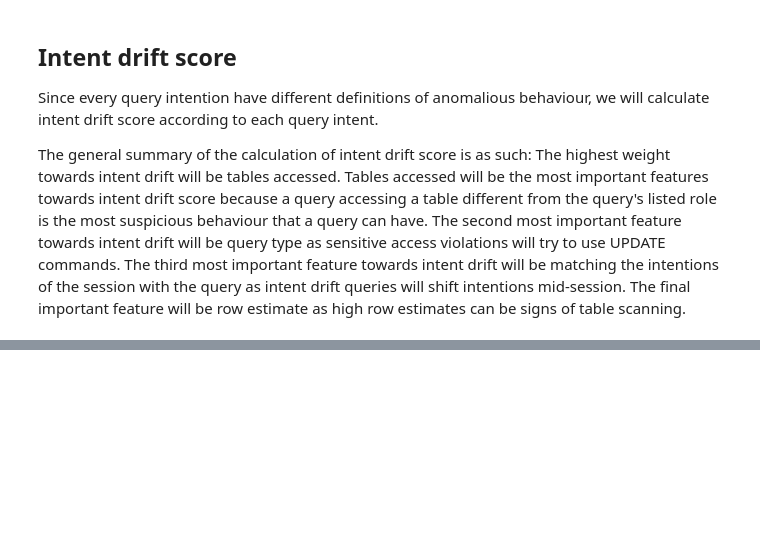
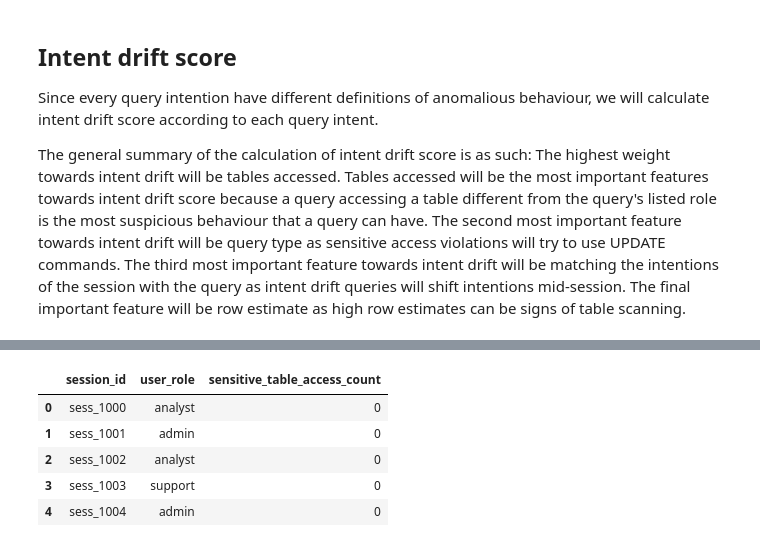
Before and after one commit to RealGoldenGeneral/SmartVerify-Take-Home-Assignment, a Jupyter notebook: notebooks/Assignment.ipynb, the cells around one changed output, grey strips where cells are left out. Cells and saved outputs as stored; diff of their text form; code cells hidden in the pictures; blank space fills up the shorter version.

```diff
--- a/notebooks/Assignment.ipynb
+++ b/notebooks/Assignment.ipynb
@@ -374,0 +454,39 @@ The general summary of the calculation of intent drift score is as such: The hig
+# %%
+# Sensitive table access count mapping
+SENSITIVE_TABLES = {
+    'executive' : [],
+    'admin' : [],
+    'analyst' : ['employee_salaries', 'executive_compensation', 'audit_log', 'customer_pii', 'system_credentials', 'users'],
+    'tier_1_support': ['employee_salaries', 'executive_compensation', 'audit_log', 'customer_pii', 'system_credentials', 'users'],
+    'data_engineer' : ['customer_pii', 'system_credentials'],
+    'support' : ['employee_salaries', 'executive_compensation', 'audit_log', 'customer_pii', 'system_credentials', 'users']
+}
+
+# Initialize the counter column
+df_sessions['sensitive_table_access_count'] = 0
+
+# Map roles to sessions for quick lookup in the query loop
+role_map = df_sessions.set_index('session_id')['user_role'].to_dict()
+
+# Calculate sensitive access counts from df_query
+sensitive_counts = {}
+
+for idx, row in df_query.iterrows():
+    sid = row['session_id']
+    role = role_map.get(sid)
+    if role and role in SENSITIVE_TABLES:
+        # Count how many tables in this query's table_list are sensitive for this role
+        count = len([t.strip() for t in row['table_list'] if t.strip() in SENSITIVE_TABLES[role]])
+        sensitive_counts[sid] = sensitive_counts.get(sid, 0) + count
+
+# Map the results back to df_sessions
+df_sessions['sensitive_table_access_count'] = df_sessions['session_id'].map(sensitive_counts).fillna(0).astype(int)
+
+display(df_sessions[['session_id', 'user_role', 'sensitive_table_access_count']].head())
+# %% [output]
+|  | session_id | user_role | sensitive_table_access_count |
+| 0 | sess_1000 | analyst | 0 |
+| 1 | sess_1001 | admin | 0 |
+| 2 | sess_1002 | analyst | 0 |
+| 3 | sess_1003 | support | 0 |
+| 4 | sess_1004 | admin | 0 |
```
Also changed, not shown: parts of 13 cells of this notebook.
